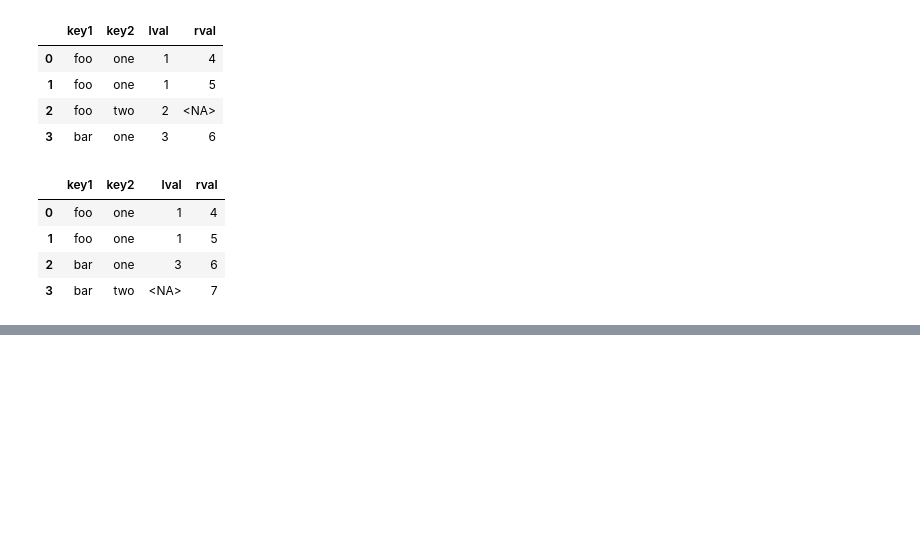
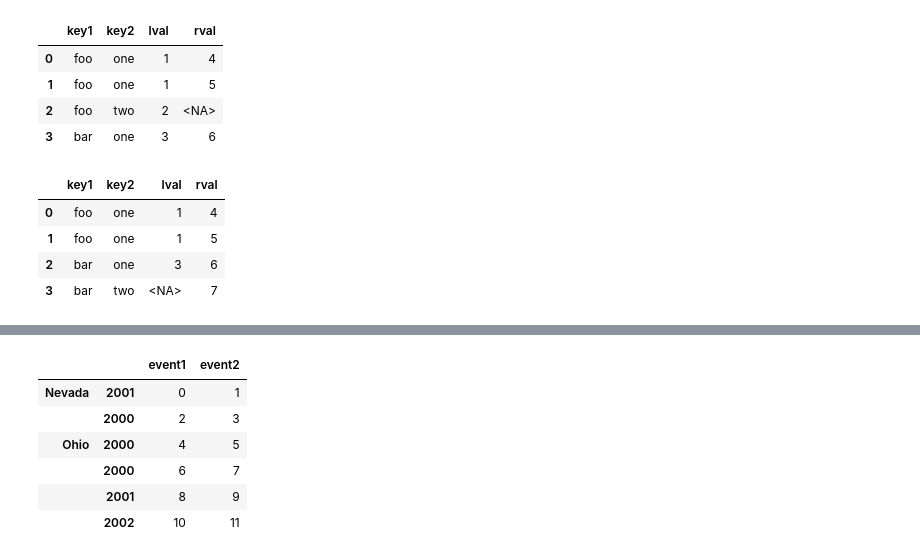
Before and after one commit to pythonscriptkiddie/pydata-book, a Jupyter notebook: ch8_combine_merge0.ipynb, the cells around one changed output, grey strips where cells are left out. Cells and saved outputs as stored; diff of their text form; code cells hidden in the pictures; blank space fills up the shorter version.

```diff
--- a/ch8_combine_merge0.ipynb
+++ b/ch8_combine_merge0.ipynb
@@ -390,0 +472,10 @@ pd.merge(left, right, how='right')
+# %%
+righth
+# %% [output]
+|  |  | event1 | event2 |
+| Nevada | 2001 | 0 | 1 |
+|  | 2000 | 2 | 3 |
+| Ohio | 2000 | 4 | 5 |
+|  | 2000 | 6 | 7 |
+|  | 2001 | 8 | 9 |
+|  | 2002 | 10 | 11 |
```
Also changed, not shown: parts of 14 cells of this notebook.
